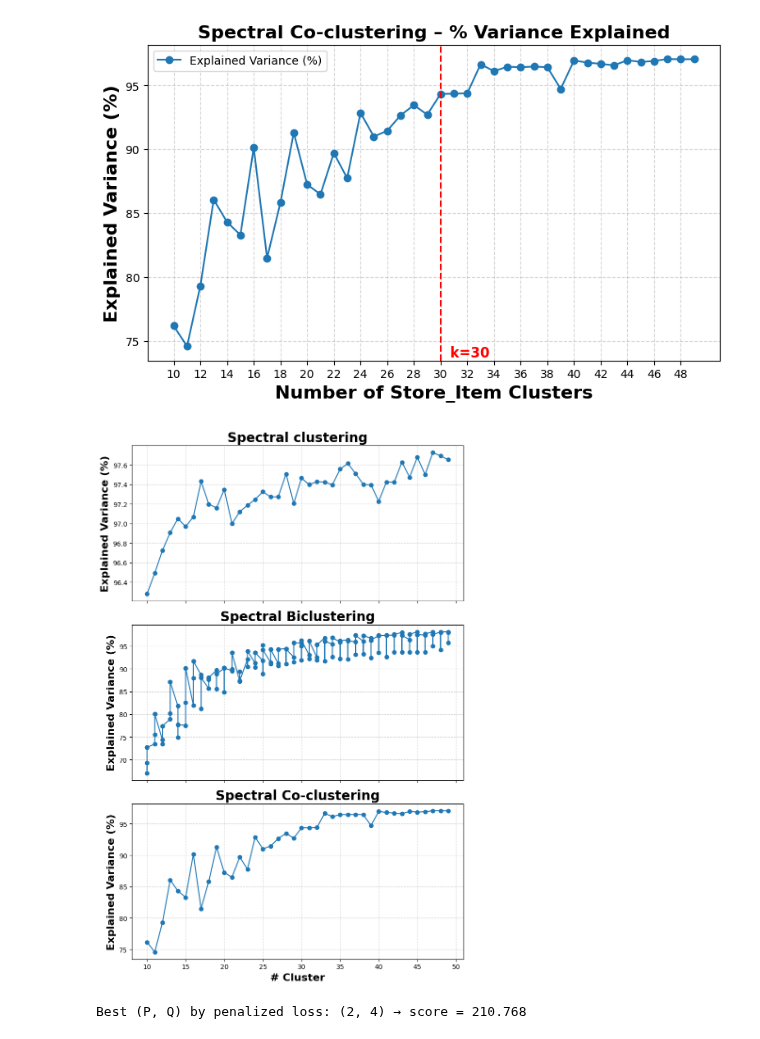
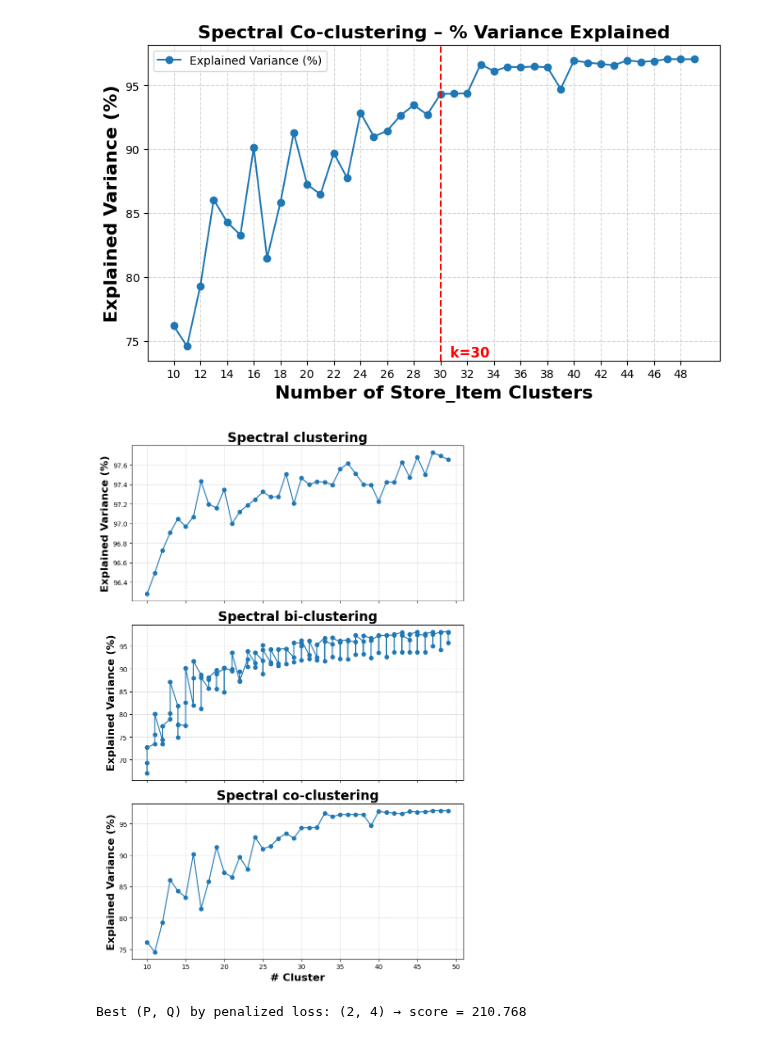
Before and after one commit to ygrepo/kaggle_favorita_grocery_sales_forecasting, a Jupyter notebook: notebook/clustering.ipynb, the cells around one changed output. Drawn from its saved outputs; the diff is of its cells as text; code cells hidden in the pictures.

Commit message:
More clustering

```diff
--- a/notebook/clustering.ipynb
+++ b/notebook/clustering.ipynb
@@ -279,11 +279,11 @@ plot_biclustering_elbow(results_spectral_coclustering,
 # %%
 plot_spectral_clustering_elbows([results_spectral_clustering, results_spectral_biclustering, results_spectral_coclustering],
                                 titles=["Spectral clustering",
-                                        "Spectral Biclustering",
-                                        "Spectral Co-clustering"],
+                                        "Spectral bi-clustering",
+                                        "Spectral co-clustering"],
                                 fn="../output/figures/20250607_spectral_clustering_elbow.tiff")
 # %% [output]
-[figure, old version]
+[figure, new version]
 # %%
 results_df = compute_gdkm_cv_scores(
     X,
```
